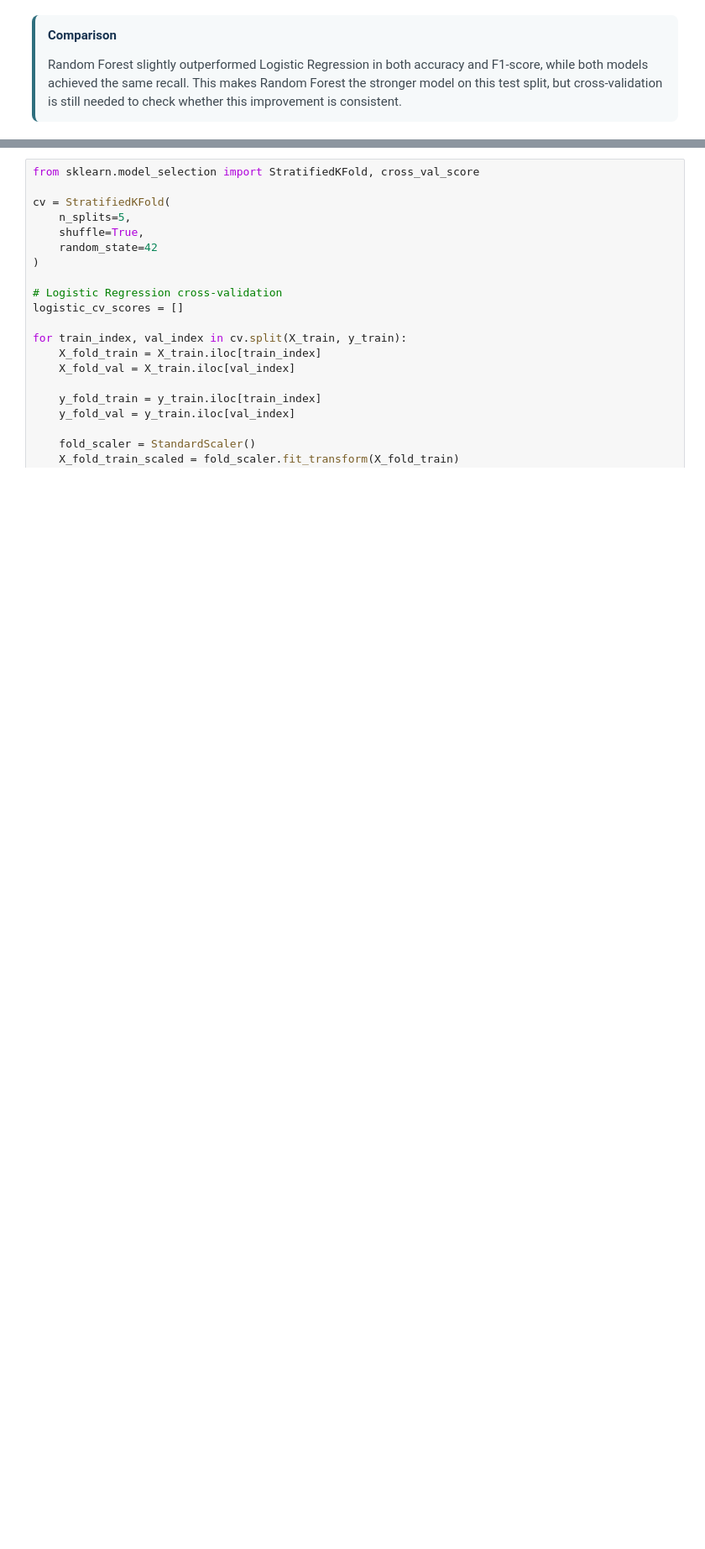
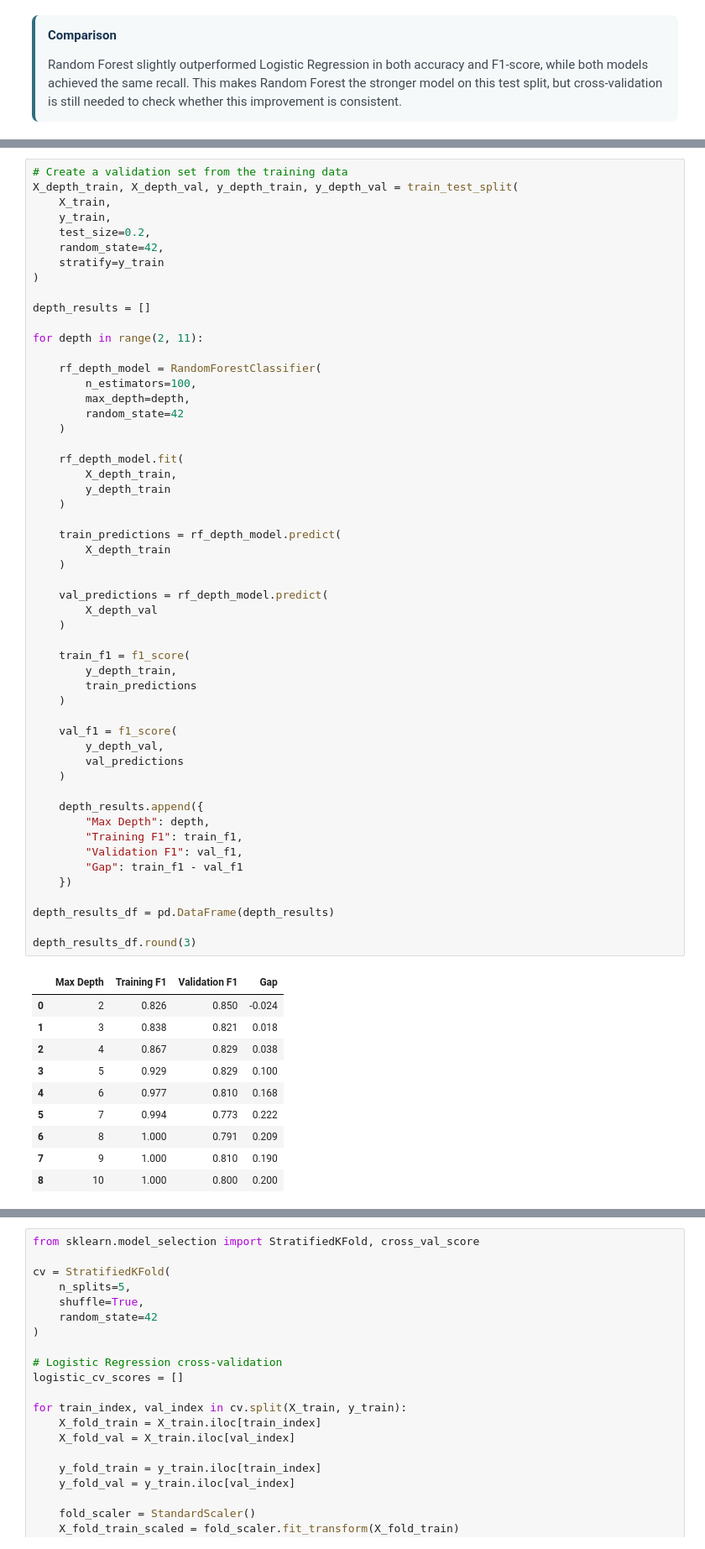
Before and after one commit to assma122/Binx-ai-ml-training, a Jupyter notebook: PROJECT/Notebooks/M1_Data_Understanding.ipynb, the cells around one changed output, grey strips where cells are left out. Shown at 84% size. Drawn from its saved outputs; the diff is of its cells as text; blank space fills up the shorter version.

```diff
--- a/PROJECT/Notebooks/M1_Data_Understanding.ipynb
+++ b/PROJECT/Notebooks/M1_Data_Understanding.ipynb
@@ -1522,0 +2028,64 @@ Random Forest slightly outperformed Logistic Regression in both accuracy and F1-
+# %%
+# Create a validation set from the training data
+X_depth_train, X_depth_val, y_depth_train, y_depth_val = train_test_split(
+    X_train,
+    y_train,
+    test_size=0.2,
+    random_state=42,
+    stratify=y_train
+)
+
+depth_results = []
+
+for depth in range(2, 11):
+
+    rf_depth_model = RandomForestClassifier(
+        n_estimators=100,
+        max_depth=depth,
+        random_state=42
+    )
+
+    rf_depth_model.fit(
+        X_depth_train,
+        y_depth_train
+    )
+
+    train_predictions = rf_depth_model.predict(
+        X_depth_train
+    )
+
+    val_predictions = rf_depth_model.predict(
+        X_depth_val
+    )
+
+    train_f1 = f1_score(
+        y_depth_train,
+        train_predictions
+    )
+
+    val_f1 = f1_score(
+        y_depth_val,
+        val_predictions
+    )
+
+    depth_results.append({
+        "Max Depth": depth,
+        "Training F1": train_f1,
+        "Validation F1": val_f1,
+        "Gap": train_f1 - val_f1
+    })
+
+depth_results_df = pd.DataFrame(depth_results)
+
+depth_results_df.round(3)
+# %% [output]
+|  | Max Depth | Training F1 | Validation F1 | Gap |
+| 0 | 2 | 0.826 | 0.850 | -0.024 |
+| 1 | 3 | 0.838 | 0.821 | 0.018 |
+| 2 | 4 | 0.867 | 0.829 | 0.038 |
+| 3 | 5 | 0.929 | 0.829 | 0.100 |
+| 4 | 6 | 0.977 | 0.810 | 0.168 |
+| 5 | 7 | 0.994 | 0.773 | 0.222 |
+| 6 | 8 | 1.000 | 0.791 | 0.209 |
+| 7 | 9 | 1.000 | 0.810 | 0.190 |
+| 8 | 10 | 1.000 | 0.800 | 0.200 |
```
Also changed, not shown: parts of 64 cells of this notebook.
